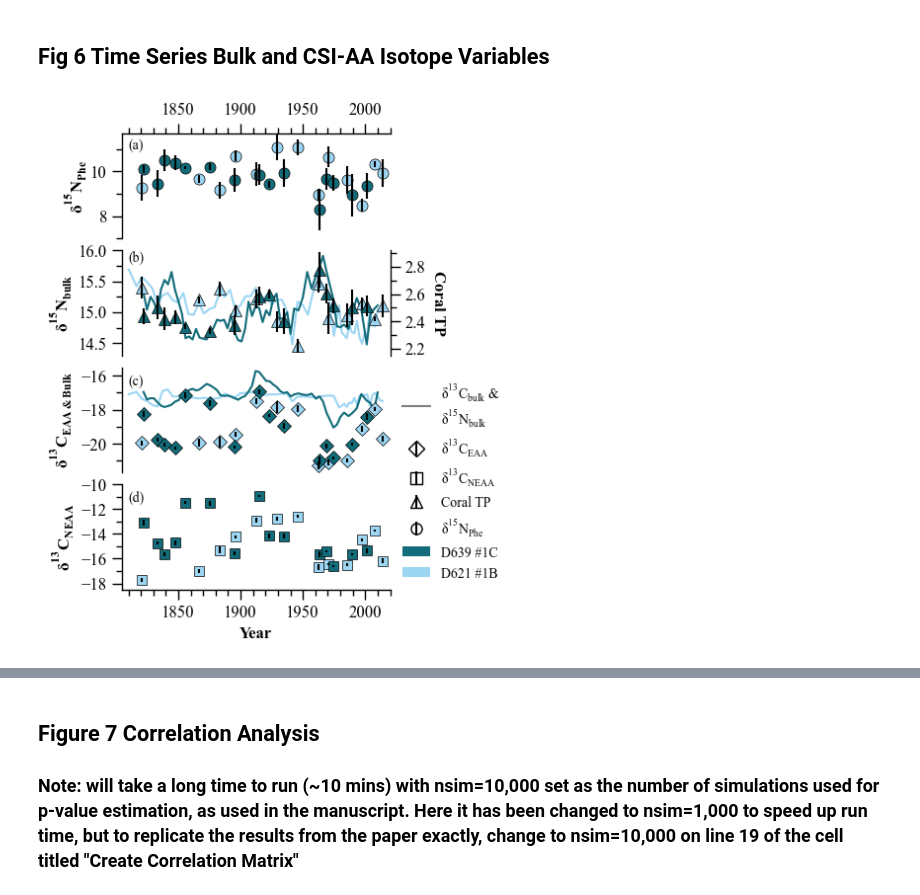
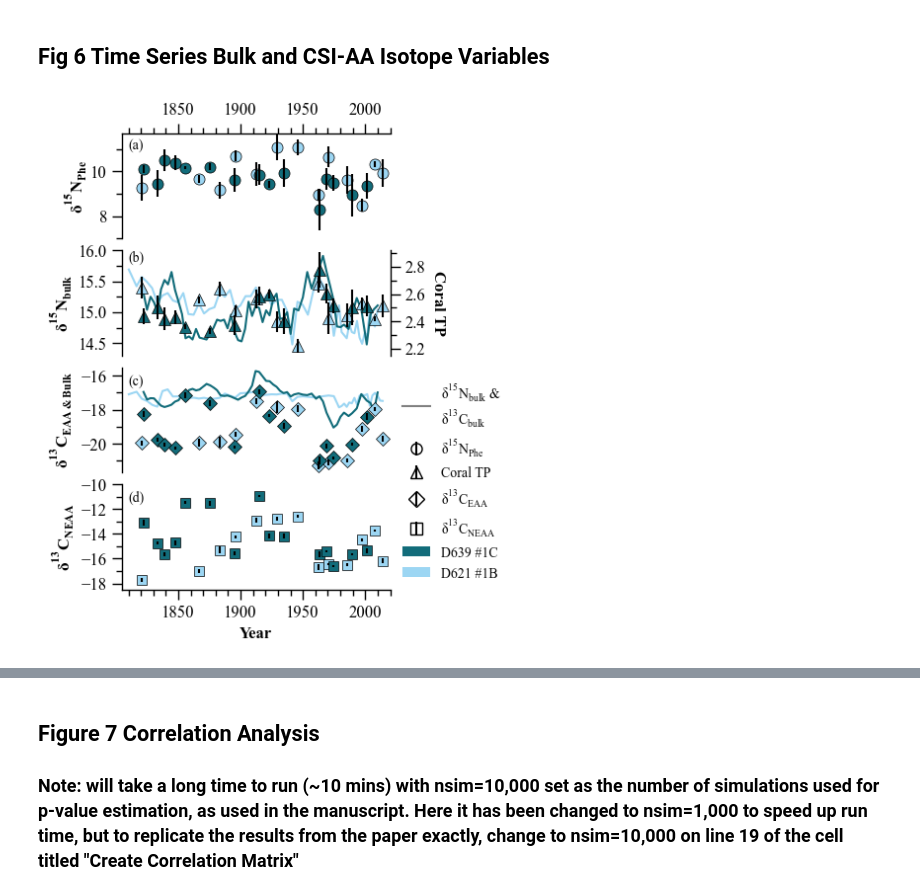
Before and after one commit to evepug/SurRidgeBambooCoral, a Jupyter notebook: Jupyter_Notebooks/Figs2through8andsupplemental.ipynb, the cells around one changed output, grey strips where cells are left out. Cells and saved outputs as stored; diff of their text form; code cells hidden in the pictures.

```diff
--- a/Jupyter_Notebooks/Figs2through8andsupplemental.ipynb
+++ b/Jupyter_Notebooks/Figs2through8andsupplemental.ipynb
@@ -1059,36 +1062,36 @@ ax_d13C2.set_ylabel('$\mathdefault{δ^{13}C_{EAA\,&\,Bulk}}$', weight='semibold'
 ax_d15N.set_ylabel('$\mathdefault{δ^{15}N_{bulk}}$', weight='semibold', color=(0,0,0,1), rotation=90, va='top',ha='center', labelpad=-54)
 ax_TP.set_ylabel('Coral TP', weight='semibold', color=(0,0,0,1), rotation=270, va='top',ha='center',labelpad=-40)
 ax_phe.set_ylabel('$\mathdefault{δ^{15}N_{Phe}}$', weight='semibold', color=(0,0,0,1), rotation=90, va='top',ha='center',labelpad=20)
 
 #made up plots outside of axis limits for legend symbols
-ax_d13C.plot([2100,2101],[20,20],color='gray',label='$\mathdefault{δ^{13}C_{bulk}}$'+' &\n$\mathdefault{δ^{15}N_{bulk}}$')
+ax_d13C.errorbar(x=[2100],y=[20],yerr=[0.1],marker='o',color='None',mec='k',ecolor='k',markersize=8,
+                 barsabove=True,linestyle='None',label='$\mathdefault{δ^{15}N_{Phe}}$')
+ax_d13C.errorbar(x=[2100],y=[20],yerr=[0.1],marker='^',color='None',mec='k',ecolor='k',markersize=8,
+                 barsabove=True,linestyle='None',label='Coral TP')
 ax_d13C.errorbar(x=[2100],y=[20],yerr=[0.1],marker='D',color='None',mec='k',ecolor='k',markersize=8,
                  barsabove=True,linestyle='None',label='$\mathdefault{δ^{13}C_{EAA}}$')
 ax_d13C.errorbar(x=[2100],y=[20],yerr=[0.1],marker='s',color='None',mec='k',ecolor='k',markersize=8,
                  barsabove=True,linestyle='None',label='$\mathdefault{δ^{13}C_{NEAA}}$')
-ax_d13C.errorbar(x=[2100],y=[20],yerr=[0.1],marker='^',color='None',mec='k',ecolor='k',markersize=8,
-                 barsabove=True,linestyle='None',label='Coral TP')
-ax_d13C.errorbar(x=[2100],y=[20],yerr=[0.1],marker='o',color='None',mec='k',ecolor='k',markersize=8,
-                 barsabove=True,linestyle='None',label='$\mathdefault{δ^{15}N_{Phe}}$')
+ax_d13C.plot([2100,2101],[20,20],color='gray',label='$\mathdefault{δ^{15}N_{bulk}}$'+' &\n$\mathdefault{δ^{13}C_{bulk}}$')
 ax_d13C.bar(2100,20,color='#126C7A',width=1.2,label='D639 #1C')
 ax_d13C.bar(2100,20,color='#9CD6F3',width=1.2,label='D621 #1B')
 
 #add legend
 ax_d13C.legend(facecolor=(1,1,1,0),loc='upper left',bbox_to_anchor=(1, 2.1),framealpha=0, fontsize=10)
 
 # subplot labels
 ax_d13C.text(1810,-10.5,'(d)',ha='left',va='top',fontsize=10,color='k')
 ax_d13C2.text(1810,-15.9,'(c)',ha='left',va='top',fontsize=10,color='k')
 ax_d15N.text(1810,16,'(b)',ha='left',va='top',fontsize=10,color='k')
 ax_phe.text(1810,11.5,'(a)',ha='left',va='top',fontsize=10,color='k')
 
 #set vertical axis spacing
 fig6.fig.subplots_adjust(hspace=1)
 fig6.cleanup_grid()
 
 #save and close figure
 plt.savefig('../figures/FIG6.pdf', dpi=1000,bbox_inches='tight')
 plt.show()
 plt.close()
 # %% [output]
-[figure, old version]
+[figure, new version]
```
Also changed, not shown: parts of 12 cells of this notebook, 13 other files.
